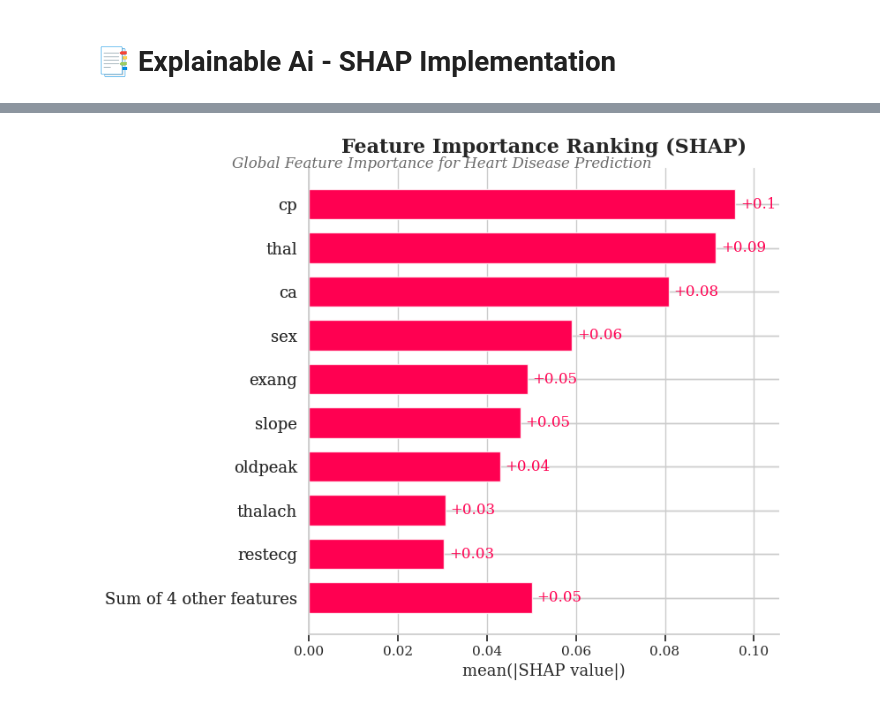
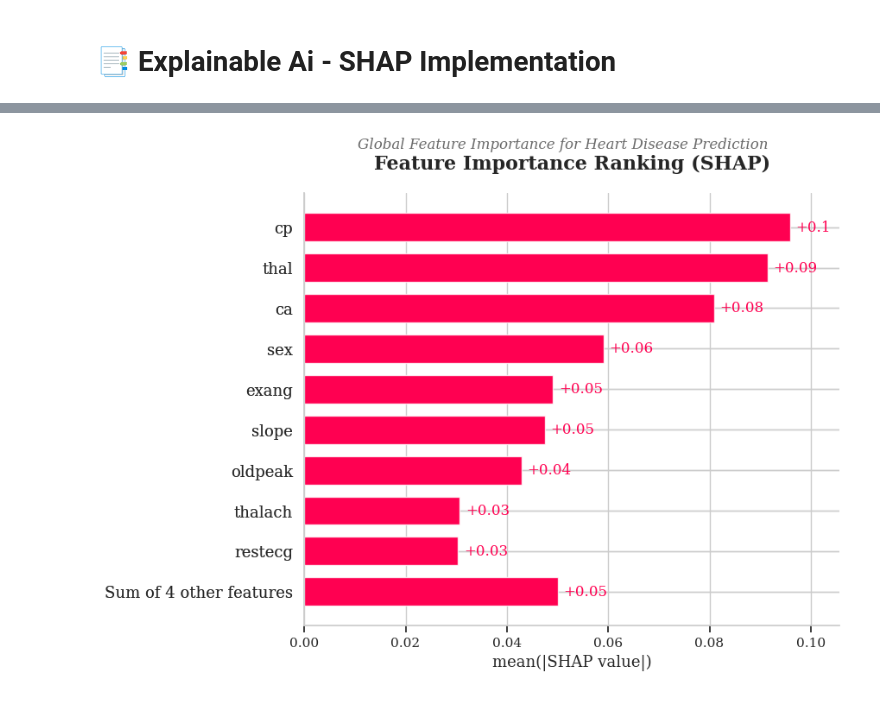
Before and after one commit to jabedkhanjb/Advancing-Early-Heart-Disease-Detection-Using-Explainable-AI-in-Healthcare-Systems, a Jupyter notebook: Advancing Early Heart Disease Detection Using Explainable AI in Healthcare Systems.ipynb, the cells around one changed output, grey strips where cells are left out. Drawn from its saved outputs; the diff is of its cells as text; code cells hidden in the pictures.

```diff
--- a/Advancing Early Heart Disease Detection Using Explainable AI in Healthcare Systems.ipynb
+++ b/Advancing Early Heart Disease Detection Using Explainable AI in Healthcare Systems.ipynb
@@ -616,26 +621,33 @@ plt.show()
 # %%
 plt.rcParams["font.family"] = "serif"
 
+# SHAP bar plot
 shap.plots.bar(shap_values_class1, show=False)
 
+# Main title
 plt.title(
     "Feature Importance Ranking (SHAP)",
     fontsize=16,
     fontweight='bold',
-    pad=12
+    pad=20   # more spacing
 )
 
+# Subtitle (move higher)
 plt.figtext(
-    0.5, 0.92,
+    0.5, 0.96,   # 🔥 changed from 0.92 → 0.96
     "Global Feature Importance for Heart Disease Prediction",
     ha="center",
     fontsize=12,
     style="italic",
     color="dimgray"
 )
 
-plt.tight_layout()
+# Layout spacing
+plt.subplots_adjust(top=0.88)
+
+# Save
 plt.savefig("shap_bar.png", dpi=300, bbox_inches='tight')
+
 plt.show()
 # %% [output]
-[figure, old version]
+[figure, new version]
```
Also changed, not shown: parts of 8 cells of this notebook, 4 other files.
